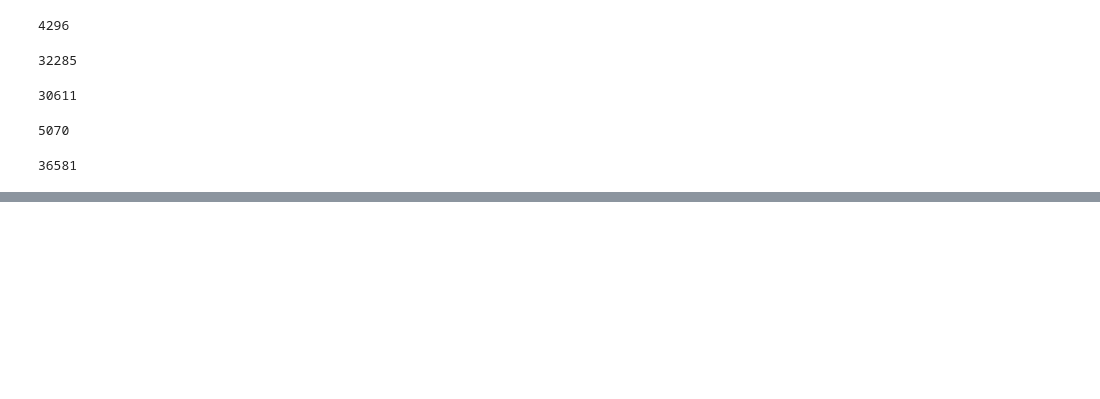
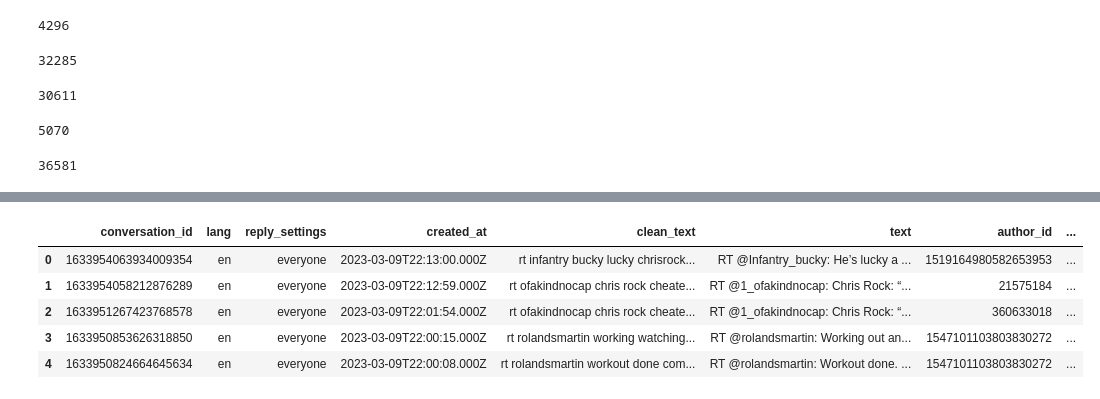
Before and after one commit to sareek/NLP_on_Social_Media_Data, a Jupyter notebook: src/data_preprocess/preprocessing_tweets.ipynb, the cells around one changed output, grey strips where cells are left out. Cells and saved outputs as stored; diff of their text form; code cells hidden in the pictures; blank space fills up the shorter version.

```diff
--- a/src/data_preprocess/preprocessing_tweets.ipynb
+++ b/src/data_preprocess/preprocessing_tweets.ipynb
@@ -91,0 +155,2 @@ combined_df.head()
+# %%
+cleaned_tweets = clean_tweets(tweets)
@@ -91,0 +208,10 @@ combined_df.head()
+# %%
+# pd.set_option('display.max_columns', None)
+combined_df.head()
+# %% [output]
+|  | conversation_id | lang | reply_settings | created_at | clean_text | text | author_id | ... |
+| 0 | 1633954063934009354 | en | everyone | 2023-03-09T22:13:00.000Z | rt infantry bucky lucky chrisrock... | RT @Infantry_bucky: He’s lucky a ... | 1519164980582653953 | ... |
+| 1 | 1633954058212876289 | en | everyone | 2023-03-09T22:12:59.000Z | rt ofakindnocap chris rock cheate... | RT @1_ofakindnocap: Chris Rock: “... | 21575184 | ... |
+| 2 | 1633951267423768578 | en | everyone | 2023-03-09T22:01:54.000Z | rt ofakindnocap chris rock cheate... | RT @1_ofakindnocap: Chris Rock: “... | 360633018 | ... |
+| 3 | 1633950853626318850 | en | everyone | 2023-03-09T22:00:15.000Z | rt rolandsmartin working watching... | RT @rolandsmartin: Working out an... | 1547101103803830272 | ... |
+| 4 | 1633950824664645634 | en | everyone | 2023-03-09T22:00:08.000Z | rt rolandsmartin workout done com... | RT @rolandsmartin: Workout done. ... | 1547101103803830272 | ... |
```
Also changed, not shown: parts of 32 cells of this notebook.
